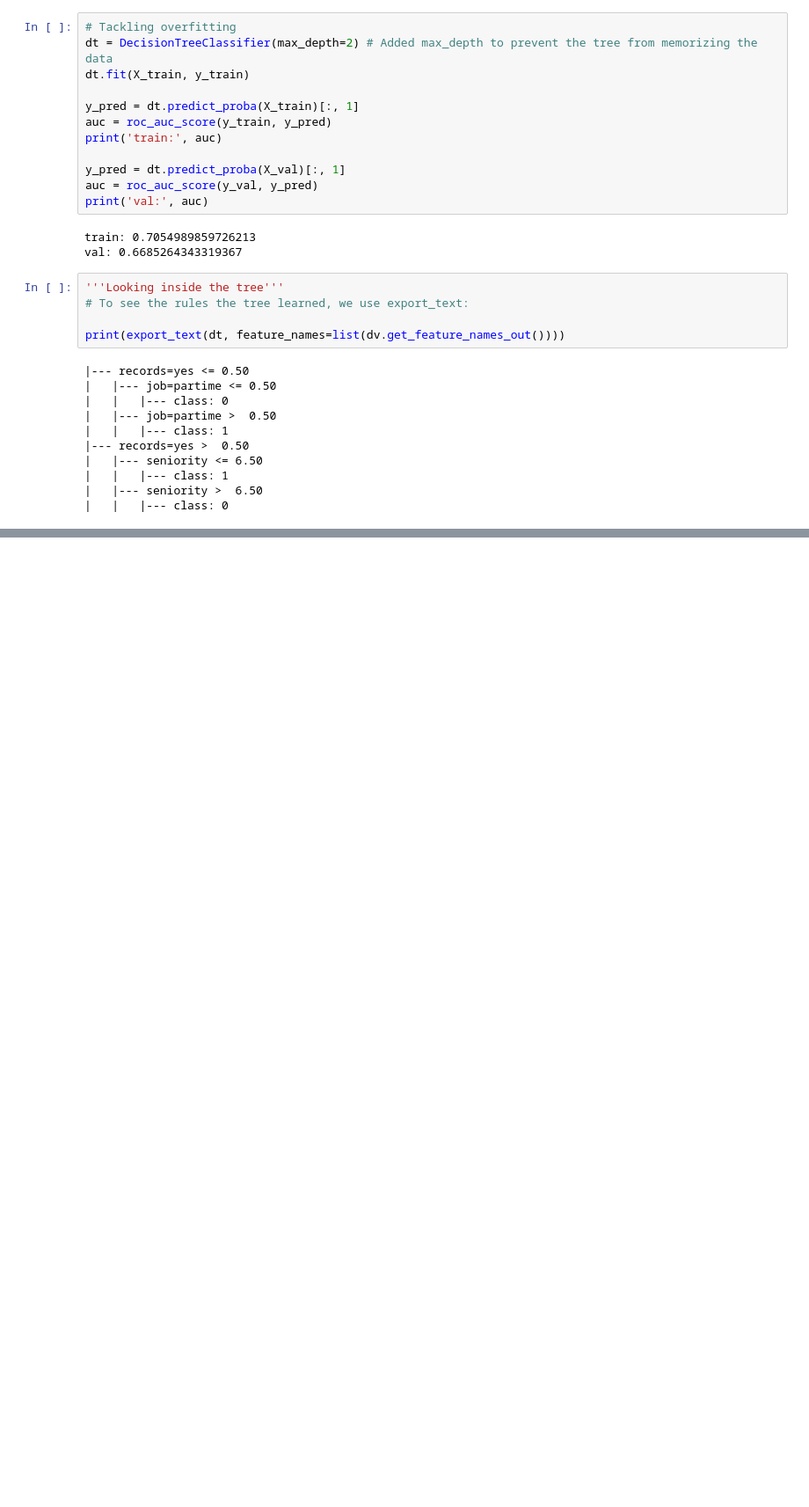
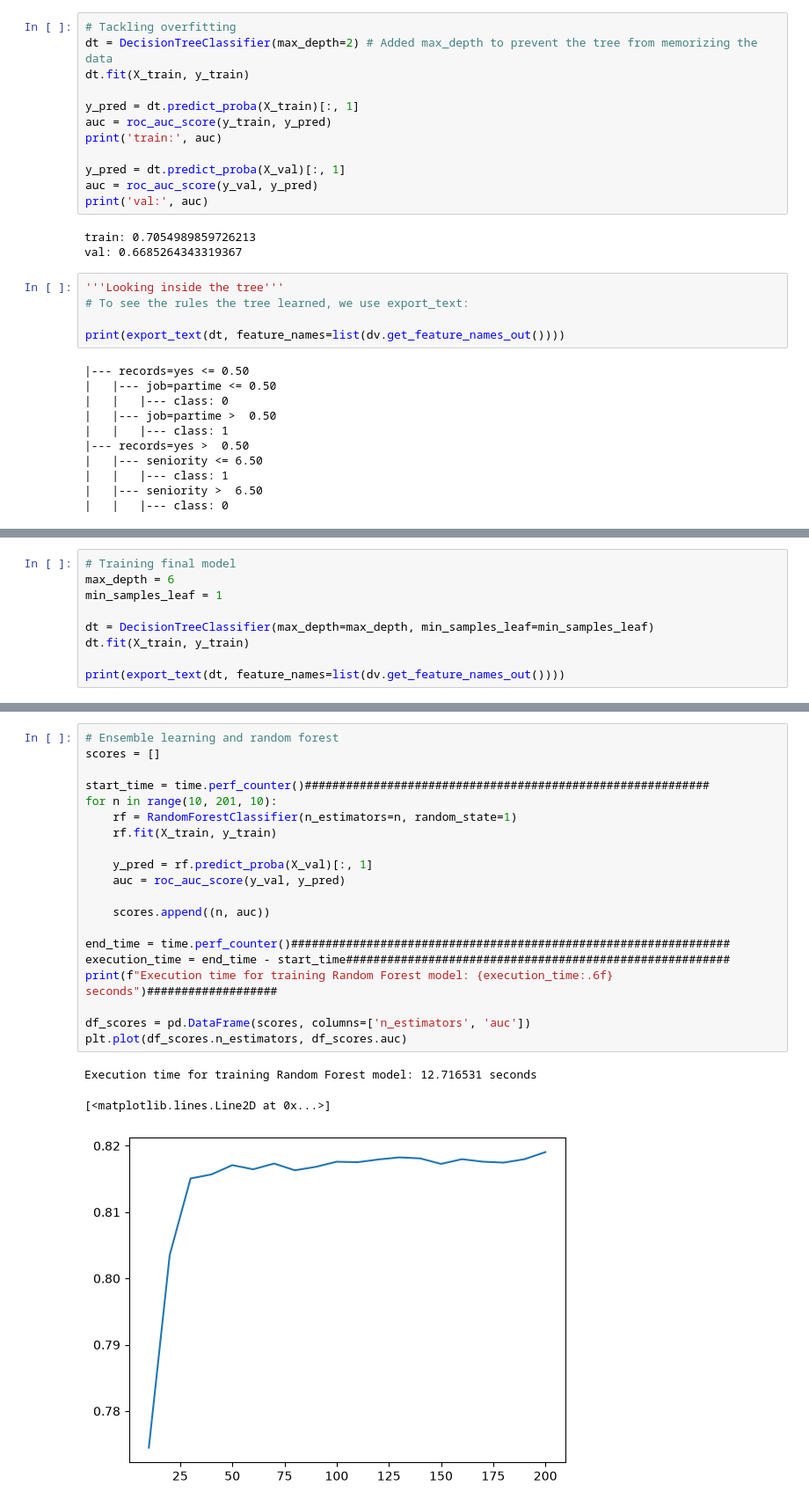
Before and after one commit to Brianoyaro/ml_zoomcamp, a Jupyter notebook: decision trees and ensemble learning_week 6.ipynb, the cells around one changed output, grey strips where cells are left out. Shown at 88% size. Drawn from its saved outputs; the diff is of its cells as text; blank space fills up the shorter version.

```diff
--- a/decision trees and ensemble learning_week 6.ipynb
+++ b/decision trees and ensemble learning_week 6.ipynb
@@ -154,0 +221,9 @@ print(export_text(dt, feature_names=list(dv.get_feature_names_out())))
+# %%
+# Training final model
+max_depth = 6
+min_samples_leaf = 1
+
+dt = DecisionTreeClassifier(max_depth=max_depth, min_samples_leaf=min_samples_leaf)
+dt.fit(X_train, y_train)
+
+print(export_text(dt, feature_names=list(dv.get_feature_names_out())))
@@ -154,0 +248,24 @@ print(export_text(dt, feature_names=list(dv.get_feature_names_out())))
+# %%
+# Ensemble learning and random forest
+scores = []
+
+start_time = time.perf_counter()###########################################################
+for n in range(10, 201, 10):
+    rf = RandomForestClassifier(n_estimators=n, random_state=1)
+    rf.fit(X_train, y_train)
+
+    y_pred = rf.predict_proba(X_val)[:, 1]
+    auc = roc_auc_score(y_val, y_pred)
+
+    scores.append((n, auc))
+
+end_time = time.perf_counter()################################################################
+execution_time = end_time - start_time########################################################
+print(f"Execution time for training Random Forest model: {execution_time:.6f} seconds")###################
+
+df_scores = pd.DataFrame(scores, columns=['n_estimators', 'auc'])
+plt.plot(df_scores.n_estimators, df_scores.auc)
+# %% [output]
+Execution time for training Random Forest model: 12.716531 seconds
+[<matplotlib.lines.Line2D at 0x...>]
+[figure, added]
```
Also changed, not shown: parts of 14 cells of this notebook, 2 other files.
